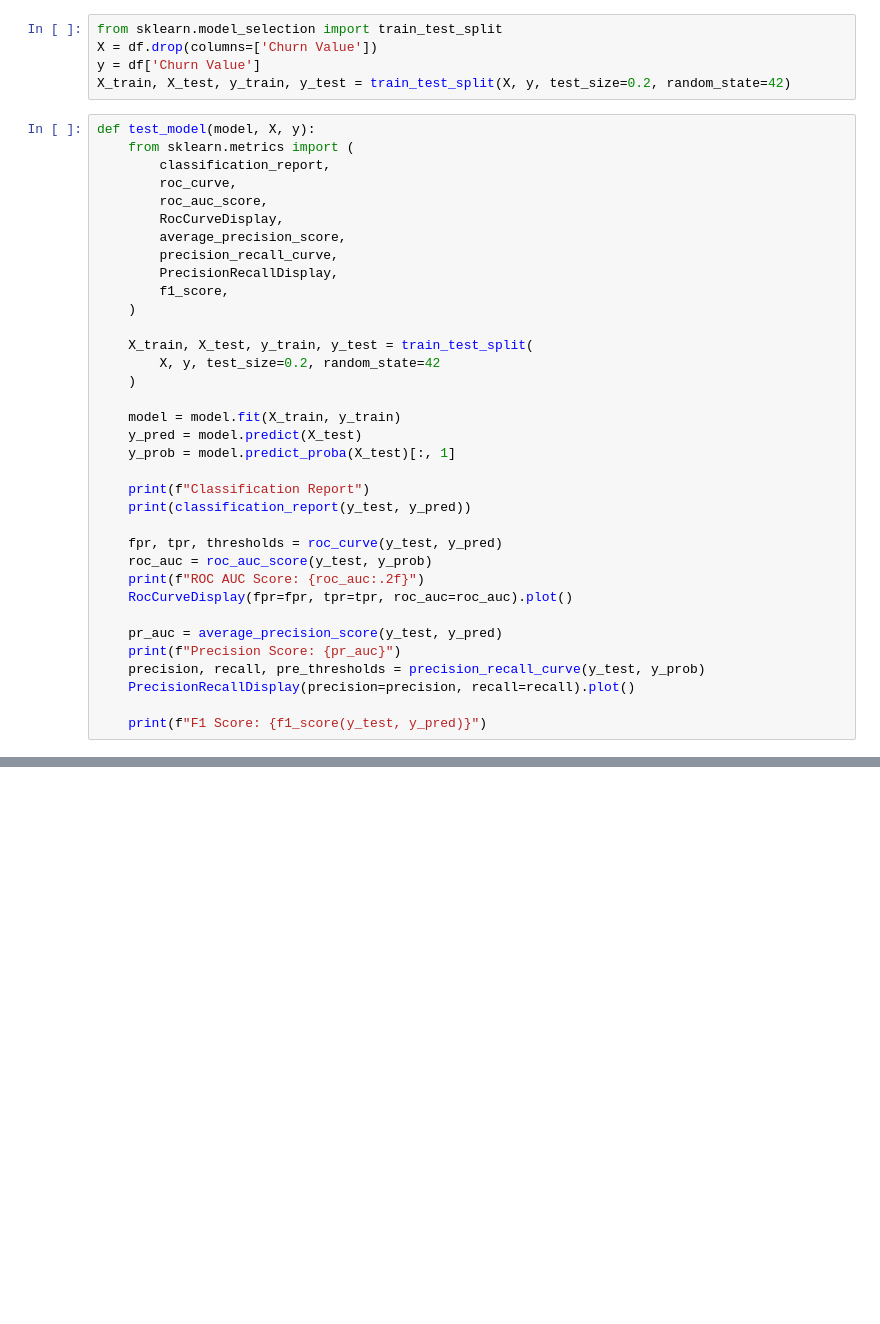
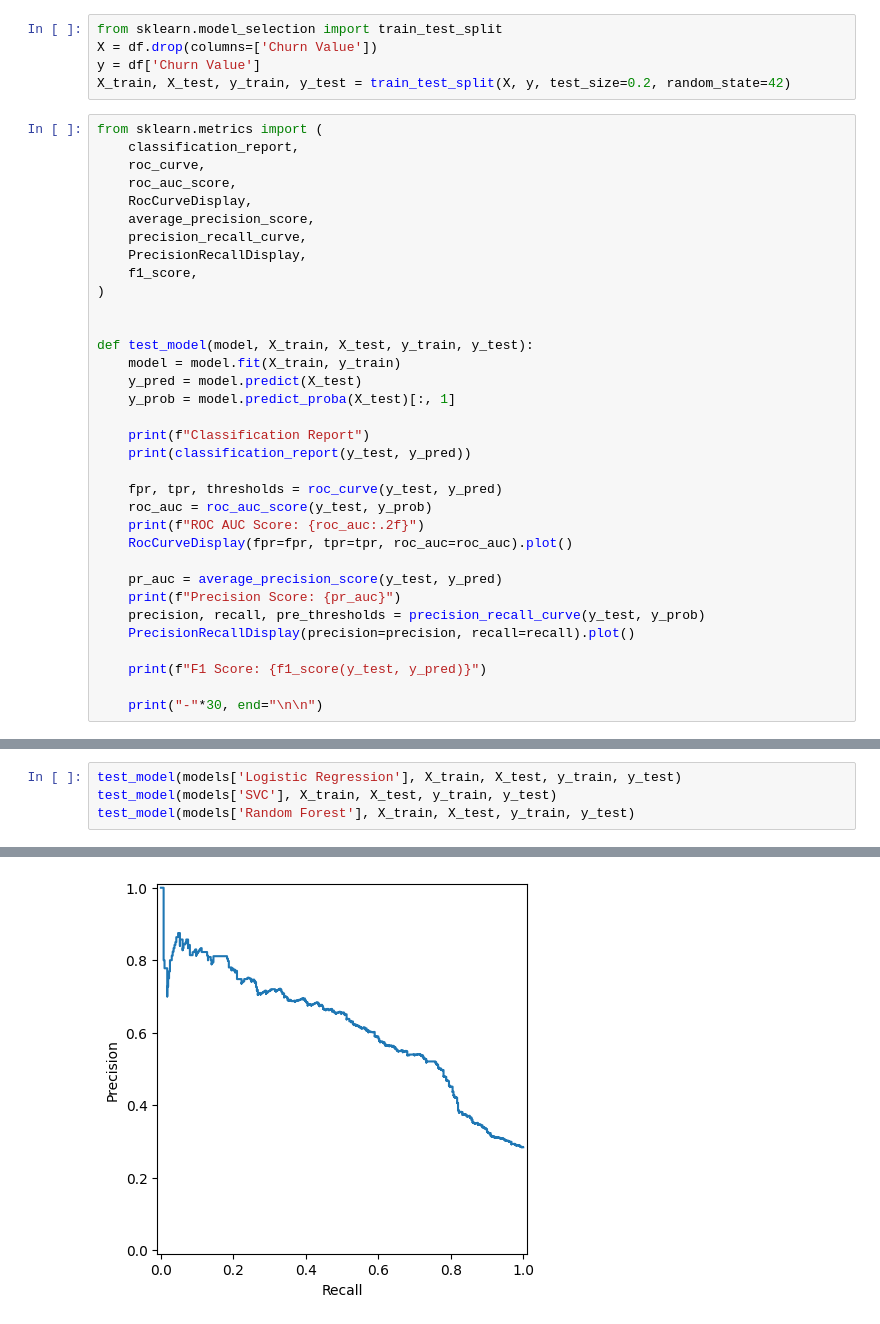
Before and after one commit to spicyneutrino/Customer-Churn-Prediction, a Jupyter notebook: model_training.ipynb, the cells around one changed output, grey strips where cells are left out. Drawn from its saved outputs; the diff is of its cells as text; blank space fills up the shorter version.

Commit message:
Finish Training Model

```diff
--- a/model_training.ipynb
+++ b/model_training.ipynb
@@ -31,22 +31,19 @@ X = df.drop(columns=['Churn Value'])
 y = df['Churn Value']
 X_train, X_test, y_train, y_test = train_test_split(X, y, test_size=0.2, random_state=42)
 # %%
-def test_model(model, X, y):
-    from sklearn.metrics import (
-        classification_report,
-        roc_curve,
-        roc_auc_score,
-        RocCurveDisplay,
-        average_precision_score,
-        precision_recall_curve,
-        PrecisionRecallDisplay,
-        f1_score,
-    )
+from sklearn.metrics import (
+    classification_report,
+    roc_curve,
+    roc_auc_score,
+    RocCurveDisplay,
+    average_precision_score,
+    precision_recall_curve,
+    PrecisionRecallDisplay,
+    f1_score,
+)
 
-    X_train, X_test, y_train, y_test = train_test_split(
-        X, y, test_size=0.2, random_state=42
-    )
 
+def test_model(model, X_train, X_test, y_train, y_test):
     model = model.fit(X_train, y_train)
     y_pred = model.predict(X_test)
     y_prob = model.predict_proba(X_test)[:, 1]
@@ -65,3 +62,5 @@ def test_model(model, X, y):
     PrecisionRecallDisplay(precision=precision, recall=recall).plot()
 
     print(f"F1 Score: {f1_score(y_test, y_pred)}")
+
+    print("-"*30, end="\n\n")
@@ -121,0 +67,5 @@ F1 Score: 0.49267643142476697
+# %%
+test_model(models['Logistic Regression'], X_train, X_test, y_train, y_test)
+test_model(models['SVC'], X_train, X_test, y_train, y_test)
+test_model(models['Random Forest'], X_train, X_test, y_train, y_test)
+# %% [output]
@@ -121,0 +92 @@ F1 Score: 0.49267643142476697
+[figure, added]
```
Also changed, not shown: parts of 23 cells of this notebook.
